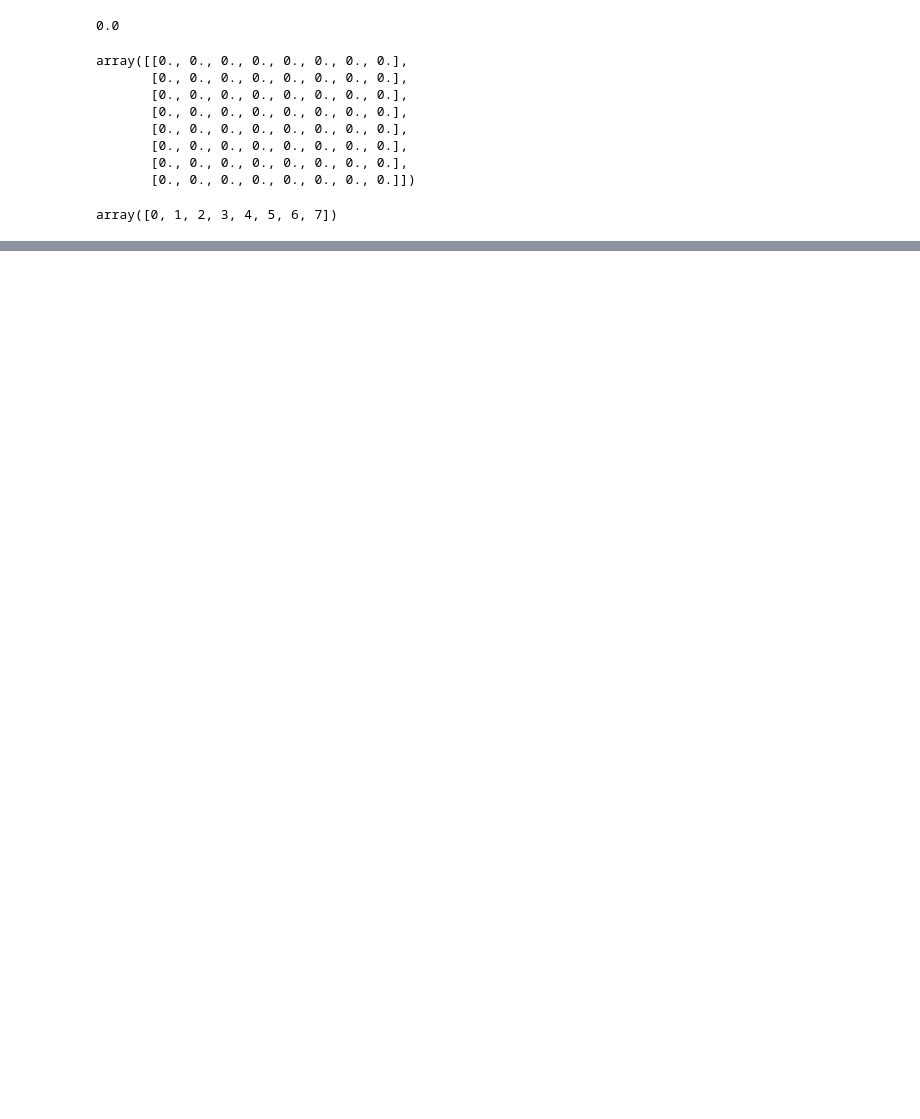
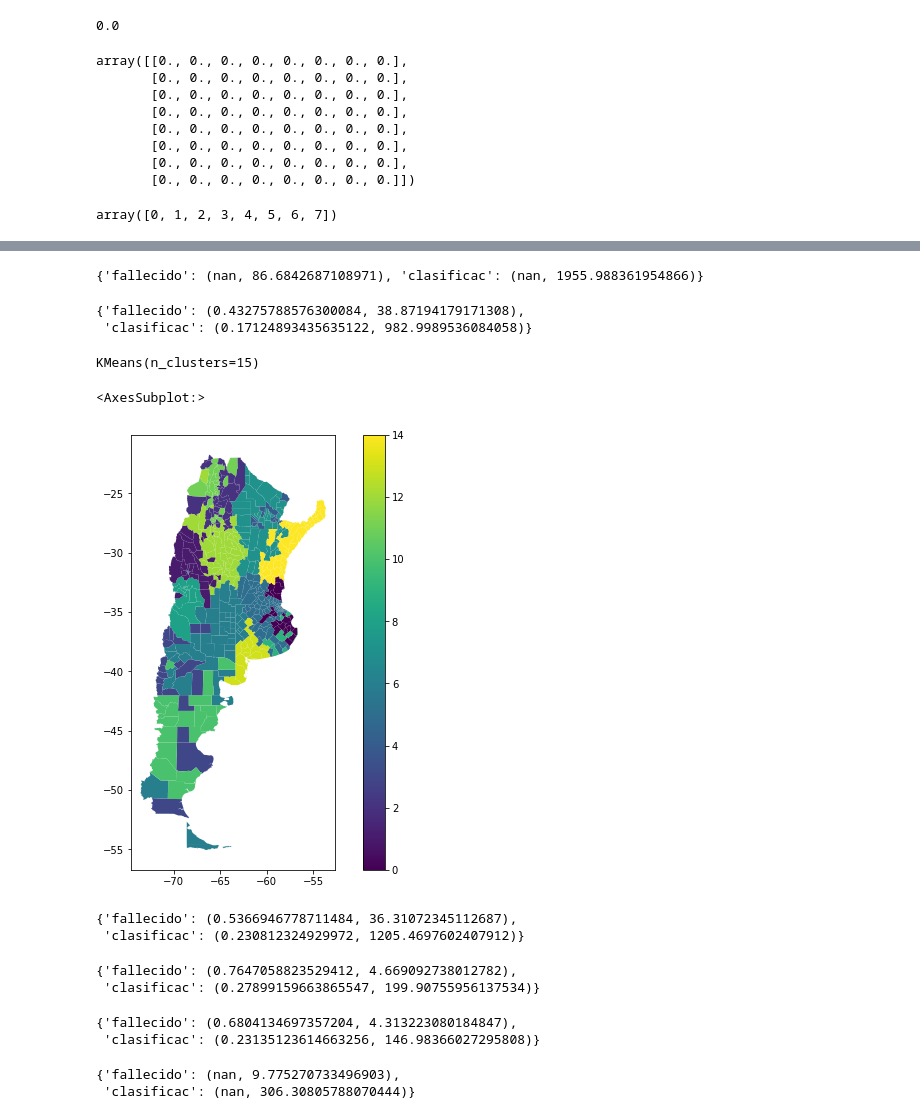
Before and after one commit to pabanib/Covid2, a Jupyter notebook: Autoencoders.ipynb, the cells around one changed output, grey strips where cells are left out. Cells and saved outputs as stored; diff of their text form; code cells hidden in the pictures; blank space fills up the shorter version.

```diff
--- a/Autoencoders.ipynb
+++ b/Autoencoders.ipynb
@@ -679,0 +701,4 @@ eva.bd_locales['clasificac'].iloc[:,:-1].groupby(km.labels_).sum().T.plot()
+# %%
+total.calcular_indices(covid_acum)
+# %% [output]
+{'fallecido': (nan, 86.6842687108971), 'clasificac': (nan, 1955.988361954866)}
@@ -679,0 +707,37 @@ eva.bd_locales['clasificac'].iloc[:,:-1].groupby(km.labels_).sum().T.plot()
+# %%
+pcias.calcular_indices(covid_acum)
+# %% [output]
+{'fallecido': (0.43275788576300084, 38.87194179171308),
+ 'clasificac': (0.17124893435635122, 982.9989536084058)}
+# %%
+km2 = clust.KMeans(15)
+# %%
+km2.fit(X)
+# %% [output]
+KMeans(n_clusters=15)
+# %%
+gpd.GeoDataFrame(covid_acum_geo).plot(km2.labels_, figsize = (10,8), legend = True)
+# %% [output]
+<AxesSubplot:>
+[figure, added]
+# %%
+km30 = evaluaciones_lq(km2.labels_,  ['fallecido','clasificac'], 'personas')
+km30.calcular_indices(covid_acum)
+# %% [output]
+{'fallecido': (0.5366946778711484, 36.31072345112687),
+ 'clasificac': (0.230812324929972, 1205.4697602407912)}
+# %%
+km30.calcular_indices(covid)
+# %% [output]
+{'fallecido': (0.7647058823529412, 4.669092738012782),
+ 'clasificac': (0.27899159663865547, 199.90755956137534)}
+# %%
+pcias.calcular_indices(covid)
+# %% [output]
+{'fallecido': (0.6804134697357204, 4.313223080184847),
+ 'clasificac': (0.23135123614663256, 146.98366027295808)}
+# %%
+total.calcular_indices(covid)
+# %% [output]
+{'fallecido': (nan, 9.775270733496903),
+ 'clasificac': (nan, 306.30805788070444)}
```
Also changed, not shown: parts of 67 cells of this notebook, 4 other files.
